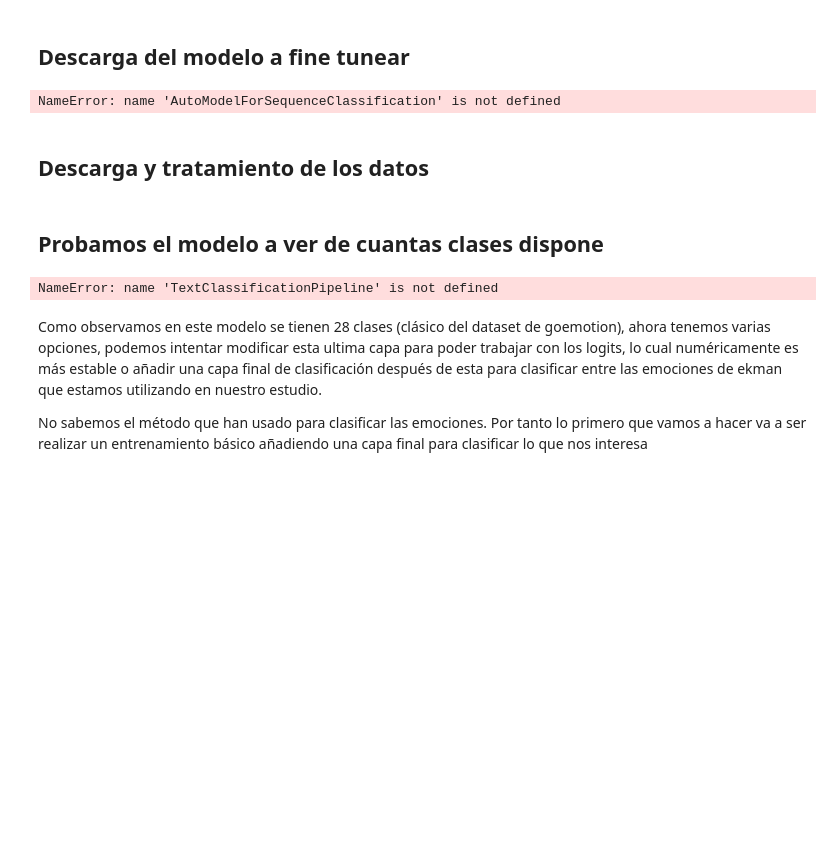
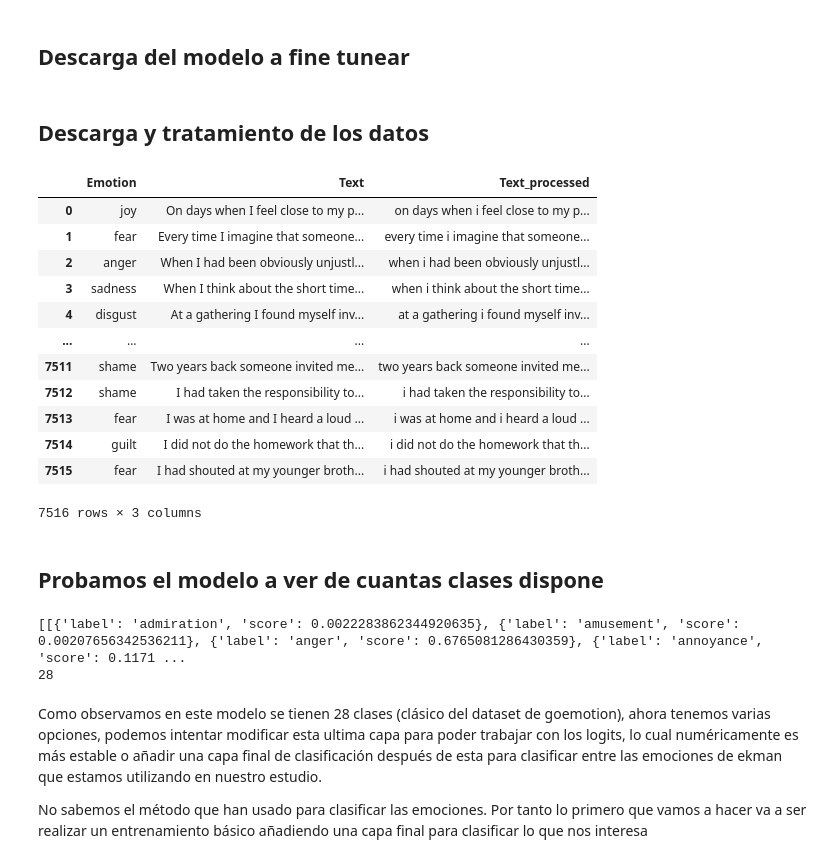
Before and after one commit to MarioRicoIbanez/dipsy, a Jupyter notebook: BERTS/code/BERT/Untitled.ipynb, the cells around one changed output. Drawn from its saved outputs; the diff is of its cells as text; code cells hidden in the pictures; blank space fills up the shorter version.

Commit message:
added bert using trainer

```diff
--- a/BERTS/code/BERT/Untitled.ipynb
+++ b/BERTS/code/BERT/Untitled.ipynb
@@ -45,34 +95,47 @@ model_name = "bhadresh-savani/bert-base-go-emotion"
 
 tokenizer = AutoTokenizer.from_pretrained(model_name)
 
-model = AutoModelForTopClassification.from_pretrained("bhadresh-savani/bert-base-go-emotion")
+modelo_base  = AutoModelForSequenceClassification.from_pretrained(model_name)
-# %% [output]
-NameError: name 'AutoModelForSequenceClassification' is not defined
 # %% [markdown]
 ## Descarga y tratamiento de los datos
 # %%
 #Fichero se encuentra en enlace externo
 url = "https://raw.githubusercontent.com/PoorvaRane/Emotion-Detector/master/ISEAR.csv"
 output_file = "ISEAR.csv"
 
 destination_folder = "data"
 #Si no existe la carpeta en la que queremos guardar los datos debemos crearla
 if not os.path.exists(destination_folder):
     os.makedirs(destination_folder)
 
 response = requests.get(url)
 with open(output_file, 'wb') as f:
     f.write(response.content)
 
 shutil.move(output_file, f"{destination_folder}/{output_file}")
 
 # Load and preprocess the dataset
 df = load_and_preprocess_data('./data/ISEAR.csv')
 df['Emotion'] = df['Emotion'].replace('guit', 'guilt')
+df
+# %% [output]
+|  | Emotion | Text | Text_processed |
+| 0 | joy | On days when I feel close to my p... | on days when i feel close to my p... |
+| 1 | fear | Every time I imagine that someone... | every time i imagine that someone... |
+| 2 | anger | When I had been obviously unjustl... | when i had been obviously unjustl... |
+| 3 | sadness | When I think about the short time... | when i think about the short time... |
+| 4 | disgust | At a gathering I found myself inv... | at a gathering i found myself inv... |
+| ... | ... | ... | ... |
+| 7511 | shame | Two years back someone invited me... | two years back someone invited me... |
+| 7512 | shame | I had taken the responsibility to... | i had taken the responsibility to... |
+| 7513 | fear | I was at home and I heard a loud ... | i was at home and i heard a loud ... |
+| 7514 | guilt | I did not do the homework that th... | i did not do the homework that th... |
+| 7515 | fear | I had shouted at my younger broth... | i had shouted at my younger broth... |
+7516 rows × 3 columns
 # %% [markdown]
 ## Probamos el modelo a ver de cuantas clases dispone
 # %%
-pipe = TextClassificationPipeline(model=model, tokenizer=tokenizer, return_all_scores=True)
+pipe = TextClassificationPipeline(model=modelo_base, tokenizer=tokenizer, return_all_scores=True)
 resultados = pipe("fuck you leave me alone")
 print(resultados)
 accum = 0
@@ -81,7 +144,8 @@ for elemento in resultados:
         accum = accum + 1
 print(accum)
 # %% [output]
-NameError: name 'TextClassificationPipeline' is not defined
+[[{'label': 'admiration', 'score': 0.0022283862344920635}, {'label': 'amusement', 'score': 0.00207656342536211}, {'label': 'anger', 'score': 0.6765081286430359}, {'label': 'annoyance', 'score': 0.1171 ...
+28
 # %% [markdown]
 Como observamos en este modelo se tienen 28 clases (clásico del dataset de goemotion), ahora tenemos varias opciones, podemos intentar modificar esta ultima capa para poder trabajar con los logits, lo cual numéricamente es más estable o añadir una capa final de clasificación después de esta para clasificar entre las emociones de ekman que estamos utilizando en nuestro estudio.
 
```
Also changed, not shown: parts of 22 cells of this notebook, 2 other files.
